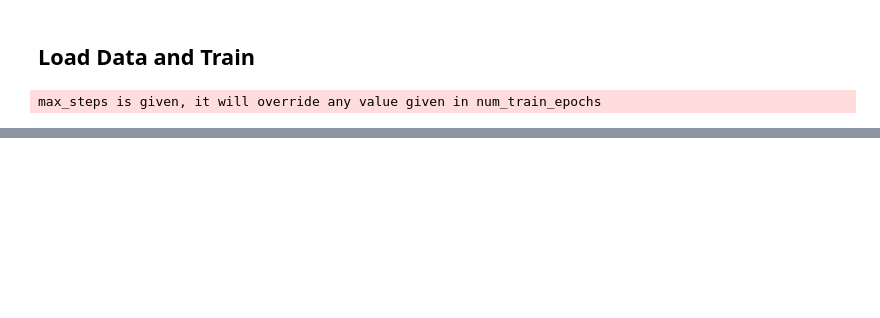
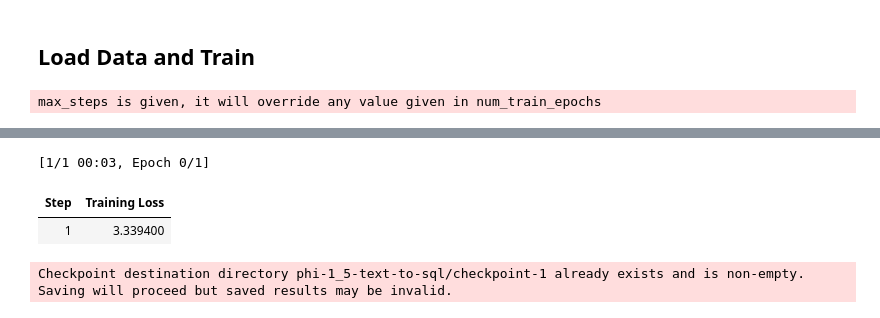
Before and after one commit to kailas711/HuggingFace_LLMs, a Jupyter notebook: Parameter_Efficient_Fine_Tuning.ipynb, the cells around one changed output, grey strips where cells are left out. Saved outputs shown, nothing was run; the diff lists cells and outputs as text; code cells hidden in the pictures; blank space fills up the shorter version.

```diff
--- a/Parameter_Efficient_Fine_Tuning.ipynb
+++ b/Parameter_Efficient_Fine_Tuning.ipynb
@@ -109,0 +272,37 @@ trainer.train()
+# %%
+from transformers import TrainingArguments
+
+args = TrainingArguments(
+    output_dir="phi-1_5-text-to-sql", # directory to save and repository id
+    # num_train_epochs=3,                     # number of training epochs
+    max_steps = 1,
+    per_device_train_batch_size=3,          # batch size per device during training
+    gradient_accumulation_steps=2,          # number of steps before performing a backward/update pass
+    gradient_checkpointing=True,            # use gradient checkpointing to save memory
+    optim="adamw_bnb_8bit",                 # use adamw_bnb_8bit
+    logging_steps=1,                       # log every 10 steps
+    save_strategy="epoch",                  # save checkpoint every epoch
+    learning_rate=2e-4,                     # learning rate, based on QLoRA paper
+    bf16=True,                              # use bfloat16 precision
+    tf32=False,                              # use tf32 precision
+    max_grad_norm=0.3,                      # max gradient norm based on QLoRA paper
+    warmup_ratio=0.03,                      # warmup ratio based on QLoRA paper
+    lr_scheduler_type="cosine",           # use constant learning rate scheduler
+    push_to_hub=False,                      # push model to hub
+    report_to="none",                # report metrics to tensorboard
+)
+
+from trl import SFTTrainer
+
+trainer = SFTTrainer(
+    model=model,
+    args=args,
+    train_dataset=dataset,
+    peft_config=peft_config,
+    tokenizer=tokenizer,
+    packing=False,
+    dataset_kwargs={
+        "add_special_tokens": False,  # We template with special tokens
+        "append_concat_token": False, # No need to add additional separator token
+    }
+)
@@ -109,0 +314,11 @@ trainer.train()
+# %%
+# start training, the model will be automatically saved to the hub and the output directory
+trainer.train()
+
+# save model
+trainer.save_model()
+# %% [output]
+[1/1 00:03, Epoch 0/1]
+| Step | Training Loss |
+| 1 | 3.339400 |
+Checkpoint destination directory phi-1_5-text-to-sql/checkpoint-1 already exists and is non-empty. Saving will proceed but saved results may be invalid.
```
Also changed, not shown: parts of 22 cells of this notebook, 1 other file.
